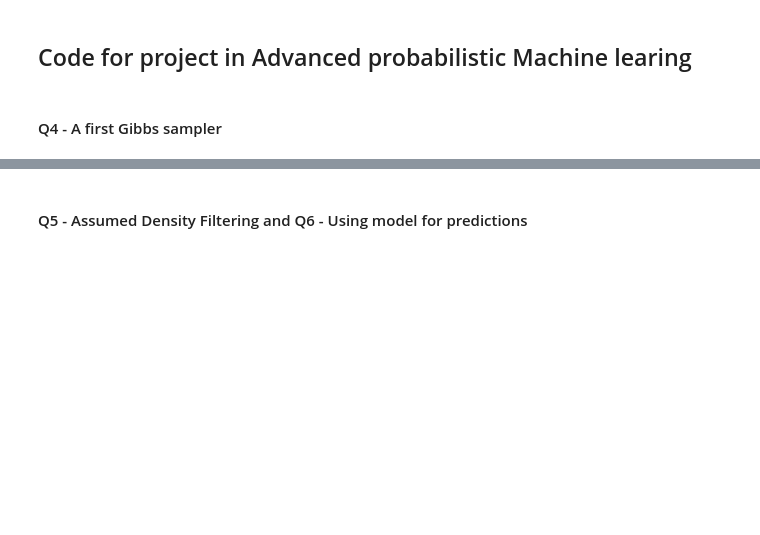
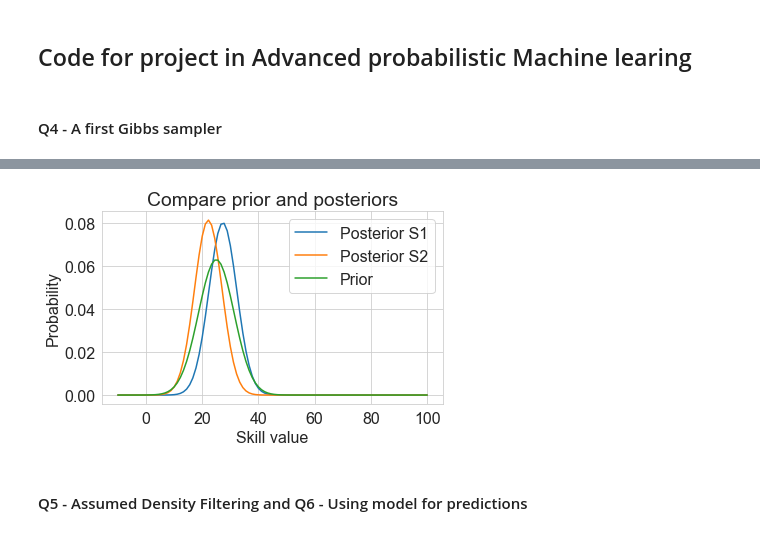
Before and after one commit to axeUUeng/APMASK-Project, a Jupyter notebook: Group4_project/runme.ipynb, the cells around one changed output, grey strips where cells are left out. Cells and saved outputs as stored; diff of their text form; code cells hidden in the pictures; blank space fills up the shorter version.

```diff
--- a/Group4_project/runme.ipynb
+++ b/Group4_project/runme.ipynb
@@ -93,2 +99,22 @@ plt.show()
+# %%
+# Compare priors with posteriors
+x = np.linspace(-10, 100, 100)
+y1 = Gibbs2Gauss(s1_samples[burn_in:], x)
+y2 = Gibbs2Gauss(s2_samples[burn_in:], x)
+yprior = 1 / np.sqrt(2 * np.pi * sigma_prior) * \
+    np.exp(-0.5 * ((x - mu_prior)**2 / sigma_prior))
+
+plt.plot(x, y1, label='Posterior S1')
+plt.plot(x, y2, label='Posterior S2')
+plt.plot(x, yprior, label='Prior')
+plt.xlabel("Skill value")
+plt.ylabel("Probability")
+plt.title("Compare prior and posteriors")
+plt.legend()
+plt.tight_layout()
+plt.savefig("prior_vs_posteriors.png")
+plt.show()
+# %% [output]
+[figure, added]
 # %% [markdown]
 #### Q5 - Assumed Density Filtering and Q6 - Using model for predictions
```
Also changed, not shown: parts of 11 cells of this notebook, 11 other files.
